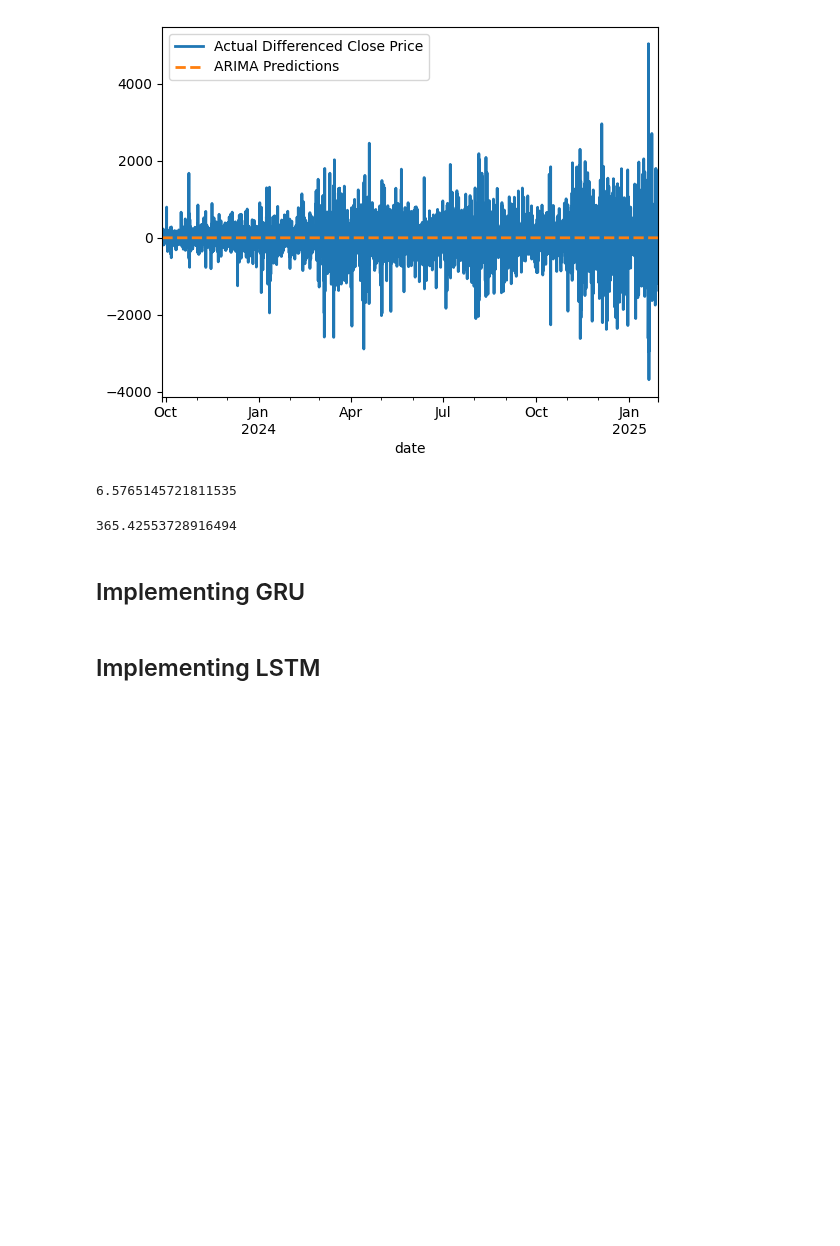
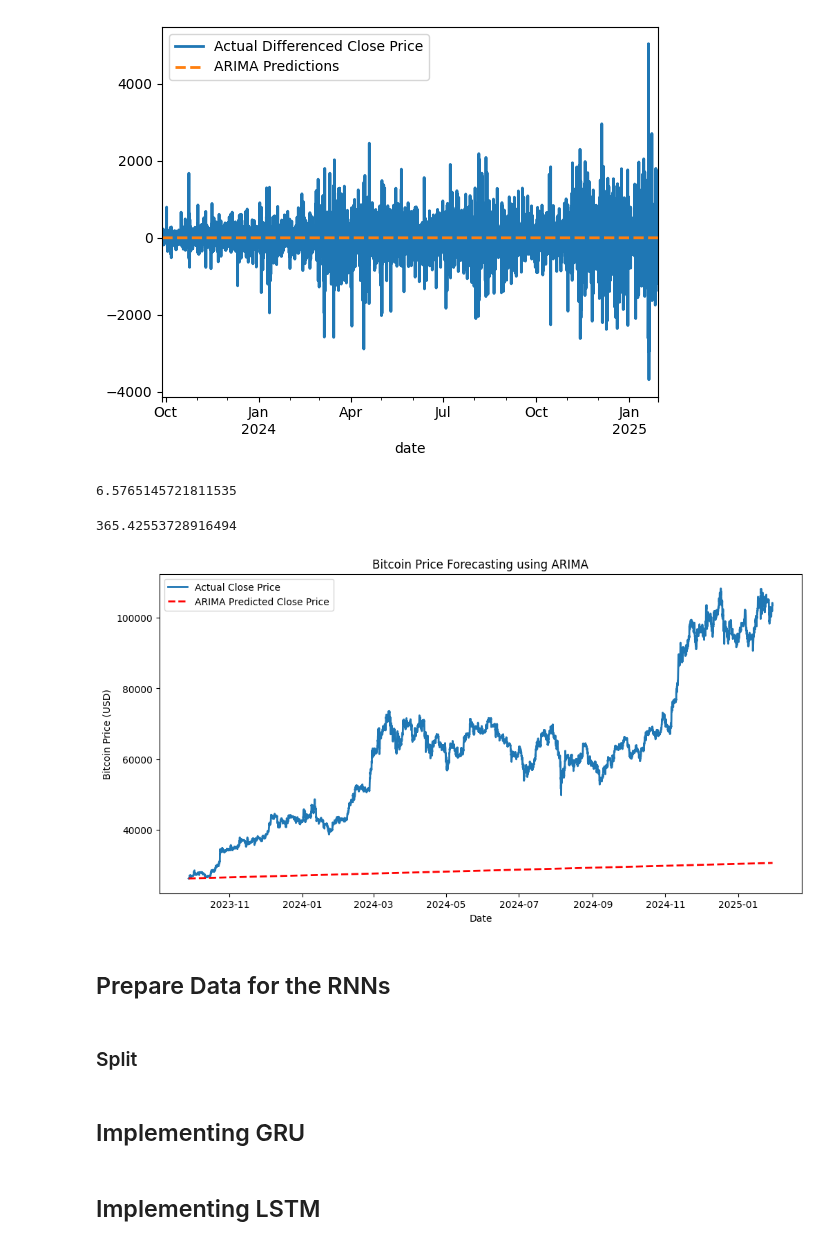
Before and after one commit to alexzheng123/EC331-project, a Jupyter notebook: code/bitcoin_forecasting.ipynb, the cells around one changed output. Drawn from its saved outputs; the diff is of its cells as text; code cells hidden in the pictures; blank space fills up the shorter version.

```diff
--- a/code/bitcoin_forecasting.ipynb
+++ b/code/bitcoin_forecasting.ipynb
@@ -239,3 +199,24 @@ arima_RMSE = sqrt(mean_squared_error(arima_pred, arima_test['close_diff']))
 print(arima_RMSE)
 # %% [output]
 365.42553728916494
+# %%
+# Get the last actual closing price before the test set
+last_train_close = arima_train['close'].iloc[-1]
+
+# Convert differenced predictions back to actual close prices
+arima_pred_close = last_train_close + arima_pred.cumsum()
+
+# Plot actual vs predicted closing prices
+plt.figure(figsize=(12, 6))
+plt.plot(arima_test.index, arima_test['close'], label="Actual Close Price", linewidth=2)
+plt.plot(arima_pred_close.index, arima_pred_close, label="ARIMA Predicted Close Price", linestyle="dashed", linewidth=2, color='red')
+
+plt.xlabel("Date")
+plt.ylabel("Bitcoin Price (USD)")
+plt.title("Bitcoin Price Forecasting using ARIMA")
+plt.legend()
+plt.show()
+# %% [output]
+[figure, added]
+# %% [markdown]
+## Prepare Data for the RNNs
@@ -241,0 +245,2 @@ print(arima_RMSE)
+# %% [markdown]
+### Split
```
Also changed, not shown: parts of 11 cells of this notebook.
